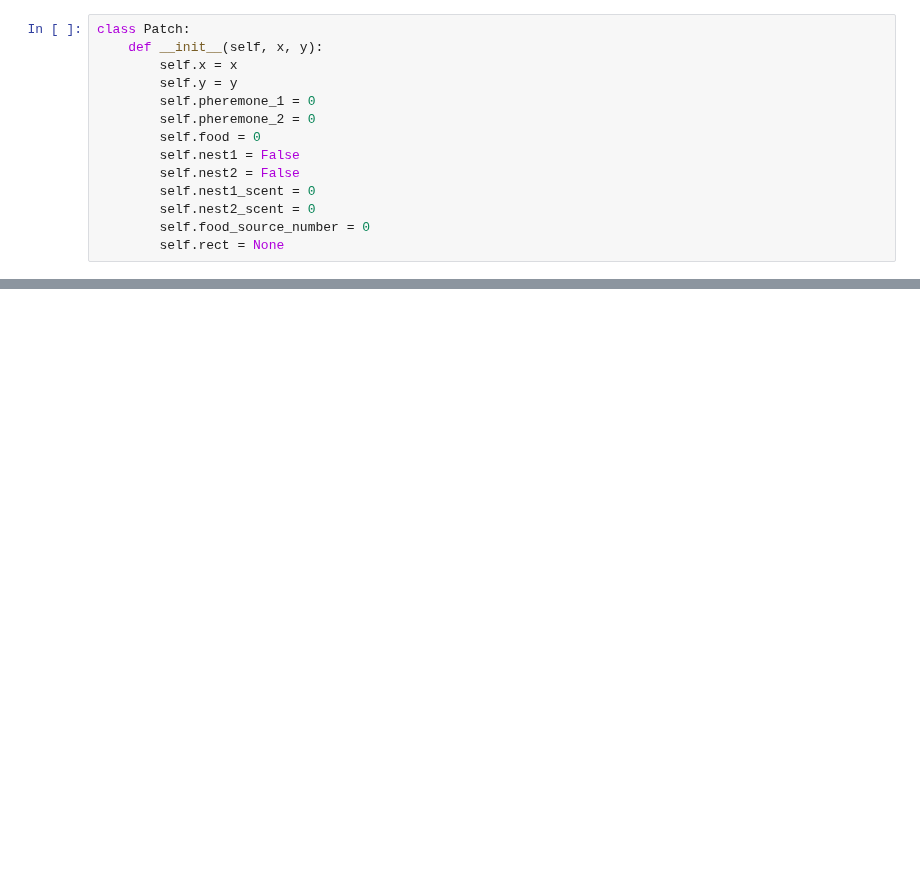
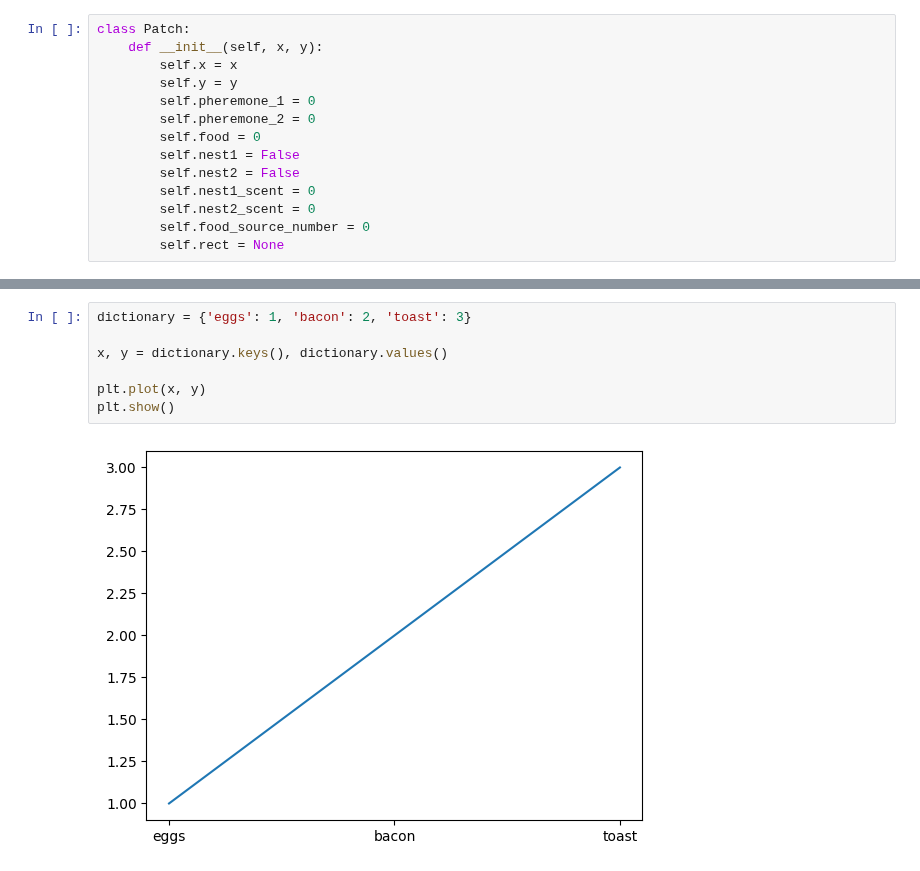
Before and after one commit to cgraha37/bic_final_project, a Jupyter notebook: battlefield.ipynb, the cells around one changed output, grey strips where cells are left out. Saved outputs shown, nothing was run; the diff lists cells and outputs as text; blank space fills up the shorter version.

```diff
--- a/battlefield.ipynb
+++ b/battlefield.ipynb
@@ -733,0 +1060,9 @@ Team red wins the round!
+# %%
+dictionary = {'eggs': 1, 'bacon': 2, 'toast': 3}
+
+x, y = dictionary.keys(), dictionary.values()
+
+plt.plot(x, y)
+plt.show()
+# %% [output]
+[figure, added]
```
Also changed, not shown: parts of 6 cells of this notebook, 4 other files.
